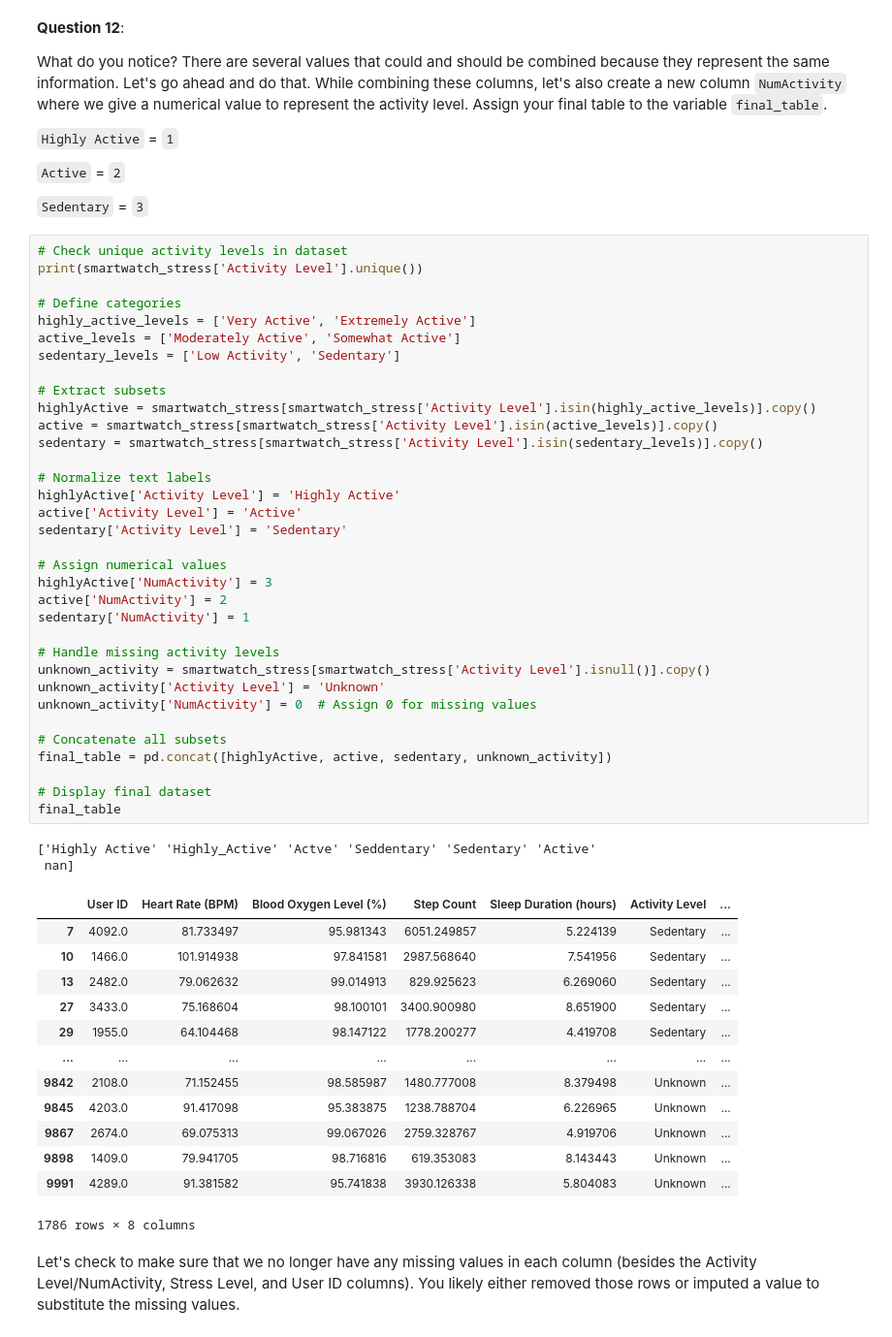
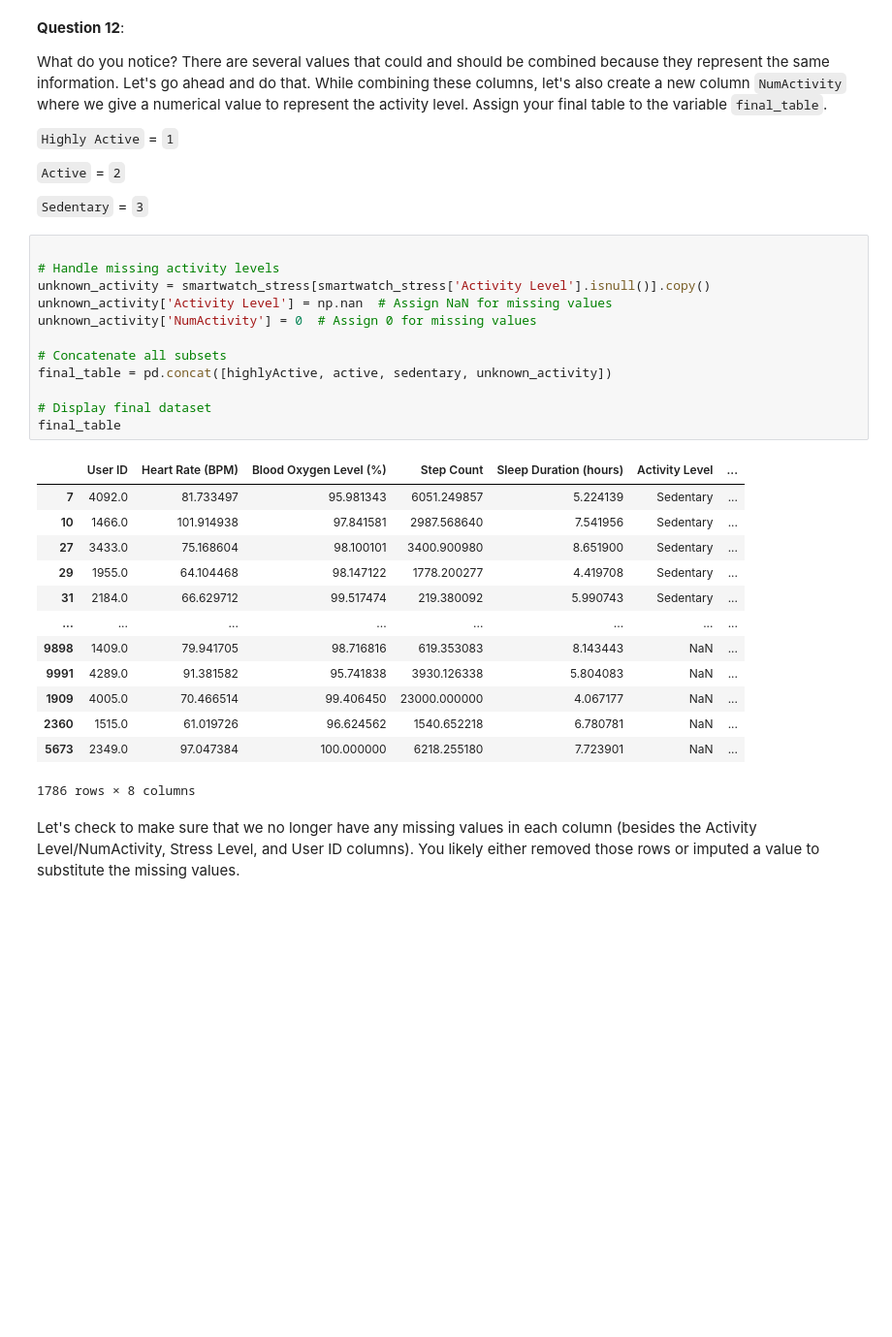
Before and after one commit to BMC-Intersectional-Data-Feminism/exercise-2-data-cleaning-and-analysis-fionayr, a Jupyter notebook: exercise2.ipynb, the cells around one changed output. Shown: that part at 97% size. Cells and saved outputs as stored; diff of their text form; blank space fills up the shorter version.

```diff
--- a/exercise2.ipynb
+++ b/exercise2.ipynb
@@ -547,55 +556,31 @@ What do you notice? There are several values that could and should be combined b
 
 `Sedentary` = `3`
 # %%
-# Check unique activity levels in dataset
-print(smartwatch_stress['Activity Level'].unique())
-
-# Define categories
-highly_active_levels = ['Very Active', 'Extremely Active']
-active_levels = ['Moderately Active', 'Somewhat Active']
-sedentary_levels = ['Low Activity', 'Sedentary']
-
-# Extract subsets
-highlyActive = smartwatch_stress[smartwatch_stress['Activity Level'].isin(highly_active_levels)].copy()
-active = smartwatch_stress[smartwatch_stress['Activity Level'].isin(active_levels)].copy()
-sedentary = smartwatch_stress[smartwatch_stress['Activity Level'].isin(sedentary_levels)].copy()
-
-# Normalize text labels
-highlyActive['Activity Level'] = 'Highly Active'
-active['Activity Level'] = 'Active'
-sedentary['Activity Level'] = 'Sedentary'
-
-# Assign numerical values
-highlyActive['NumActivity'] = 3
-active['NumActivity'] = 2
-sedentary['NumActivity'] = 1
 
 # Handle missing activity levels
 unknown_activity = smartwatch_stress[smartwatch_stress['Activity Level'].isnull()].copy()
-unknown_activity['Activity Level'] = 'Unknown'
+unknown_activity['Activity Level'] = np.nan  # Assign NaN for missing values
 unknown_activity['NumActivity'] = 0  # Assign 0 for missing values
 
 # Concatenate all subsets
 final_table = pd.concat([highlyActive, active, sedentary, unknown_activity])
 
 # Display final dataset
 final_table
 # %% [output]
+|  | User ID | Heart Rate (BPM) | Blood Oxygen Level (%) | Step Count | Sleep Duration (hours) | Activity Level | ... |
+| 7 | 4092.0 | 81.733497 | 95.981343 | 6051.249857 | 5.224139 | Sedentary | ... |
+| 10 | 1466.0 | 101.914938 | 97.841581 | 2987.568640 | 7.541956 | Sedentary | ... |
+| 27 | 3433.0 | 75.168604 | 98.100101 | 3400.900980 | 8.651900 | Sedentary | ... |
+| 29 | 1955.0 | 64.104468 | 98.147122 | 1778.200277 | 4.419708 | Sedentary | ... |
+| 31 | 2184.0 | 66.629712 | 99.517474 | 219.380092 | 5.990743 | Sedentary | ... |
+| ... | ... | ... | ... | ... | ... | ... | ... |
+| 9898 | 1409.0 | 79.941705 | 98.716816 | 619.353083 | 8.143443 | NaN | ... |
+| 9991 | 4289.0 | 91.381582 | 95.741838 | 3930.126338 | 5.804083 | NaN | ... |
+| 1909 | 4005.0 | 70.466514 | 99.406450 | 23000.000000 | 4.067177 | NaN | ... |
+| 2360 | 1515.0 | 61.019726 | 96.624562 | 1540.652218 | 6.780781 | NaN | ... |
+| 5673 | 2349.0 | 97.047384 | 100.000000 | 6218.255180 | 7.723901 | NaN | ... |
-['Highly Active' 'Highly_Active' 'Actve' 'Seddentary' 'Sedentary' 'Active'
- nan]
+1786 rows × 8 columns
-|  | User ID | Heart Rate (BPM) | Blood Oxygen Level (%) | Step Count | Sleep Duration (hours) | Activity Level | ... |
-| 7 | 4092.0 | 81.733497 | 95.981343 | 6051.249857 | 5.224139 | Sedentary | ... |
-| 10 | 1466.0 | 101.914938 | 97.841581 | 2987.568640 | 7.541956 | Sedentary | ... |
-| 13 | 2482.0 | 79.062632 | 99.014913 | 829.925623 | 6.269060 | Sedentary | ... |
-| 27 | 3433.0 | 75.168604 | 98.100101 | 3400.900980 | 8.651900 | Sedentary | ... |
-| 29 | 1955.0 | 64.104468 | 98.147122 | 1778.200277 | 4.419708 | Sedentary | ... |
-| ... | ... | ... | ... | ... | ... | ... | ... |
-| 9842 | 2108.0 | 71.152455 | 98.585987 | 1480.777008 | 8.379498 | Unknown | ... |
-| 9845 | 4203.0 | 91.417098 | 95.383875 | 1238.788704 | 6.226965 | Unknown | ... |
-| 9867 | 2674.0 | 69.075313 | 99.067026 | 2759.328767 | 4.919706 | Unknown | ... |
-| 9898 | 1409.0 | 79.941705 | 98.716816 | 619.353083 | 8.143443 | Unknown | ... |
-| 9991 | 4289.0 | 91.381582 | 95.741838 | 3930.126338 | 5.804083 | Unknown | ... |
-1786 rows × 8 columns
 # %% [markdown]
 Let's check to make sure that we no longer have any missing values in each column (besides the Activity Level/NumActivity, Stress Level, and User ID columns). You likely either removed those rows or imputed a value to substitute the missing values.
 # %%
```
Also changed, not shown: parts of 14 cells of this notebook, 1 other file.
